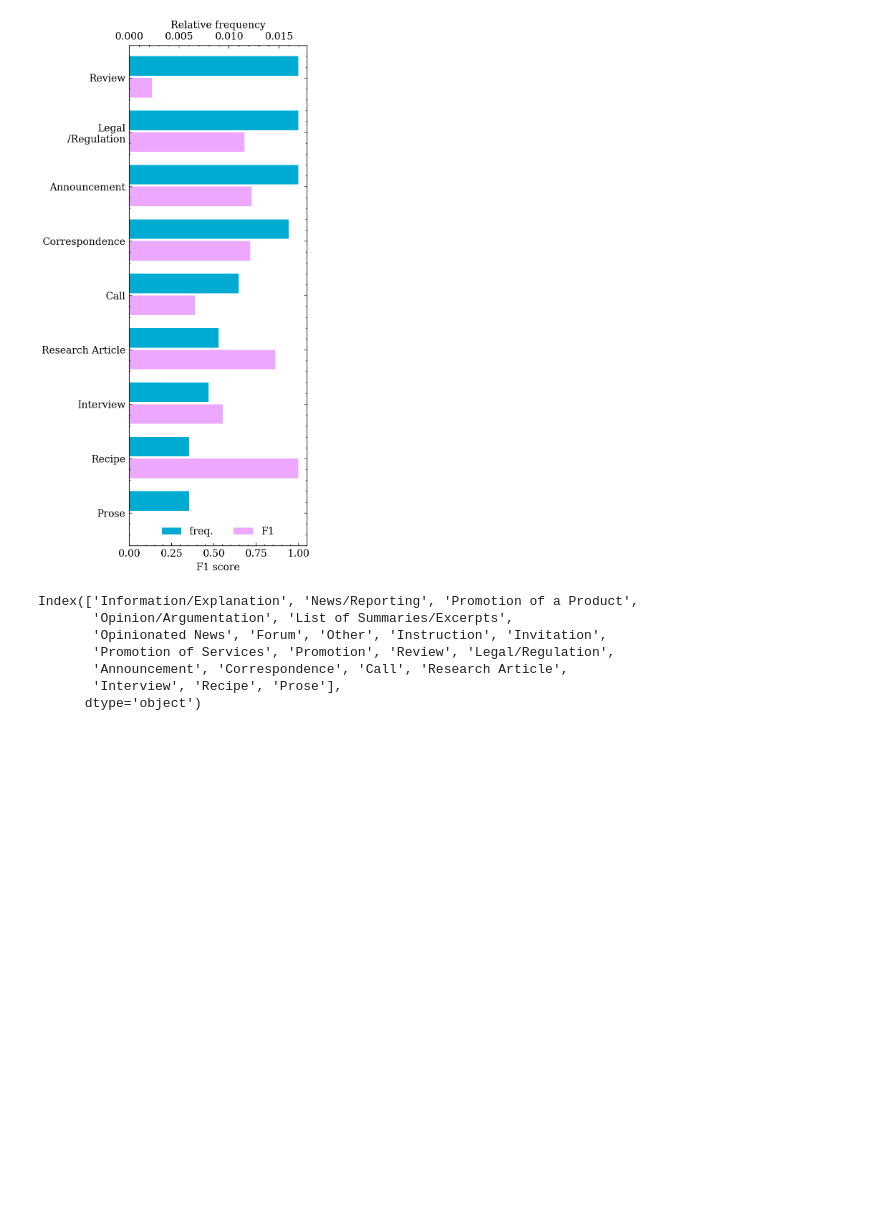
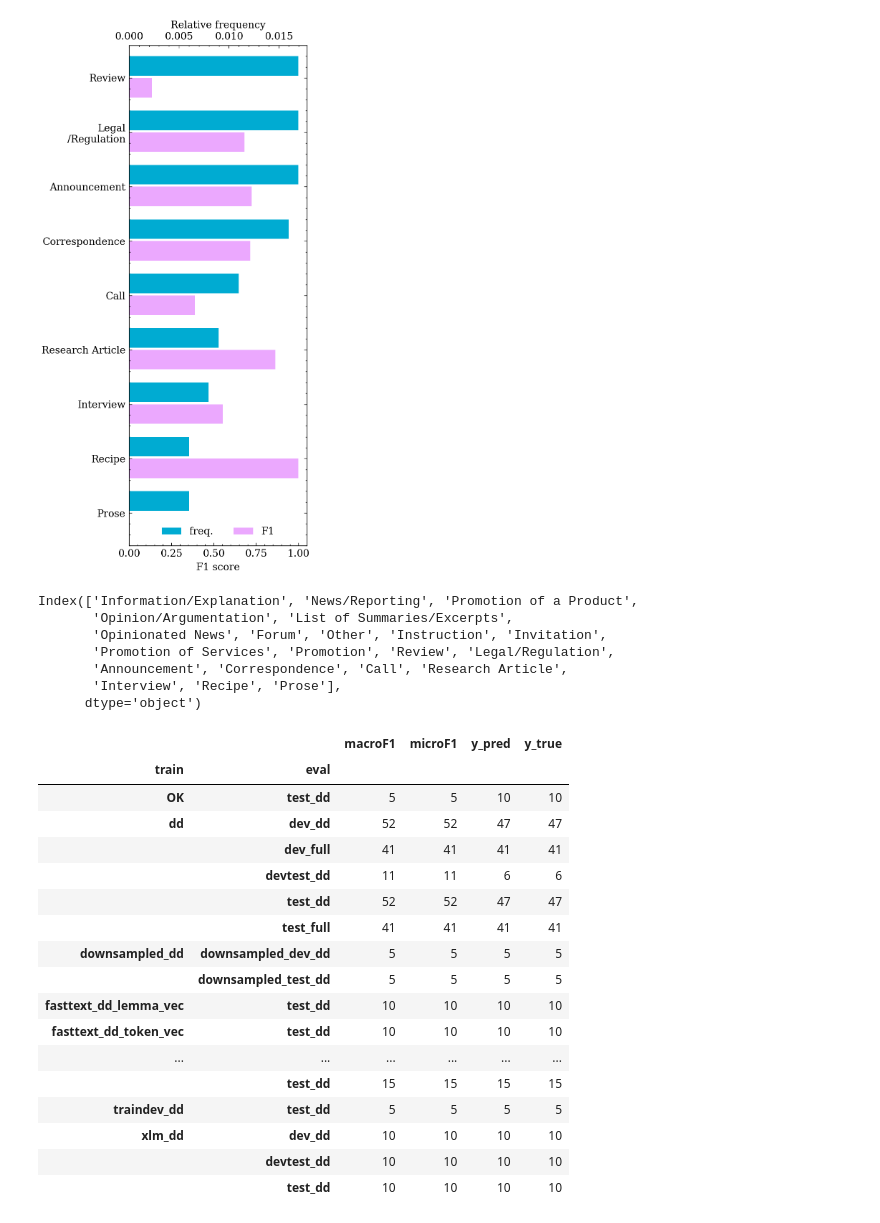
Before and after one commit to TajaKuzman/Transformers-GINCO-Experiments, a Jupyter notebook: 24_paper_additional_analysis.ipynb, the cells around one changed output. Drawn from its saved outputs; the diff is of its cells as text; code cells hidden in the pictures; blank space fills up the shorter version.

```diff
--- a/24_paper_additional_analysis.ipynb
+++ b/24_paper_additional_analysis.ipynb
@@ -700,3 +711,26 @@ Index(['Information/Explanation', 'News/Reporting', 'Promotion of a Product',
        'Announcement', 'Correspondence', 'Call', 'Research Article',
        'Interview', 'Recipe', 'Prose'],
       dtype='object')
+# %%
+c1 = df.train.isin(["dd", "minitrain"])
+
+df.groupby(by=["train", "eval"]).count()
+# %% [output]
+|  |  | macroF1 | microF1 | y_pred | y_true |
+| train | eval |  |  |  |  |
+| OK | test_dd | 5 | 5 | 10 | 10 |
+| dd | dev_dd | 52 | 52 | 47 | 47 |
+|  | dev_full | 41 | 41 | 41 | 41 |
+|  | devtest_dd | 11 | 11 | 6 | 6 |
+|  | test_dd | 52 | 52 | 47 | 47 |
+|  | test_full | 41 | 41 | 41 | 41 |
+| downsampled_dd | downsampled_dev_dd | 5 | 5 | 5 | 5 |
+|  | downsampled_test_dd | 5 | 5 | 5 | 5 |
+| fasttext_dd_lemma_vec | test_dd | 10 | 10 | 10 | 10 |
+| fasttext_dd_token_vec | test_dd | 10 | 10 | 10 | 10 |
+| ... | ... | ... | ... | ... | ... |
+|  | test_dd | 15 | 15 | 15 | 15 |
+| traindev_dd | test_dd | 5 | 5 | 5 | 5 |
+| xlm_dd | dev_dd | 10 | 10 | 10 | 10 |
+|  | devtest_dd | 10 | 10 | 10 | 10 |
+|  | test_dd | 10 | 10 | 10 | 10 |
```
Also changed, not shown: parts of 5 cells of this notebook.
